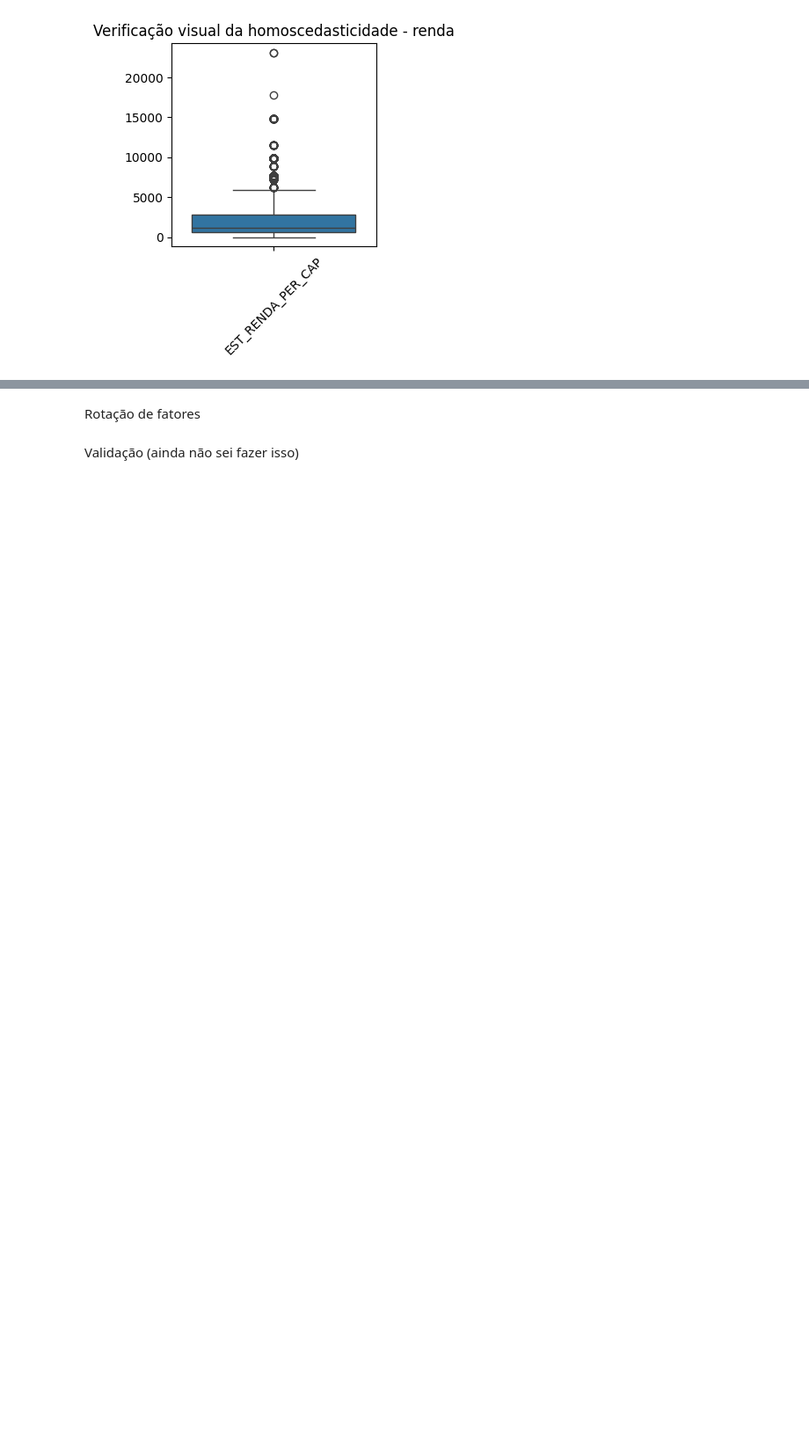
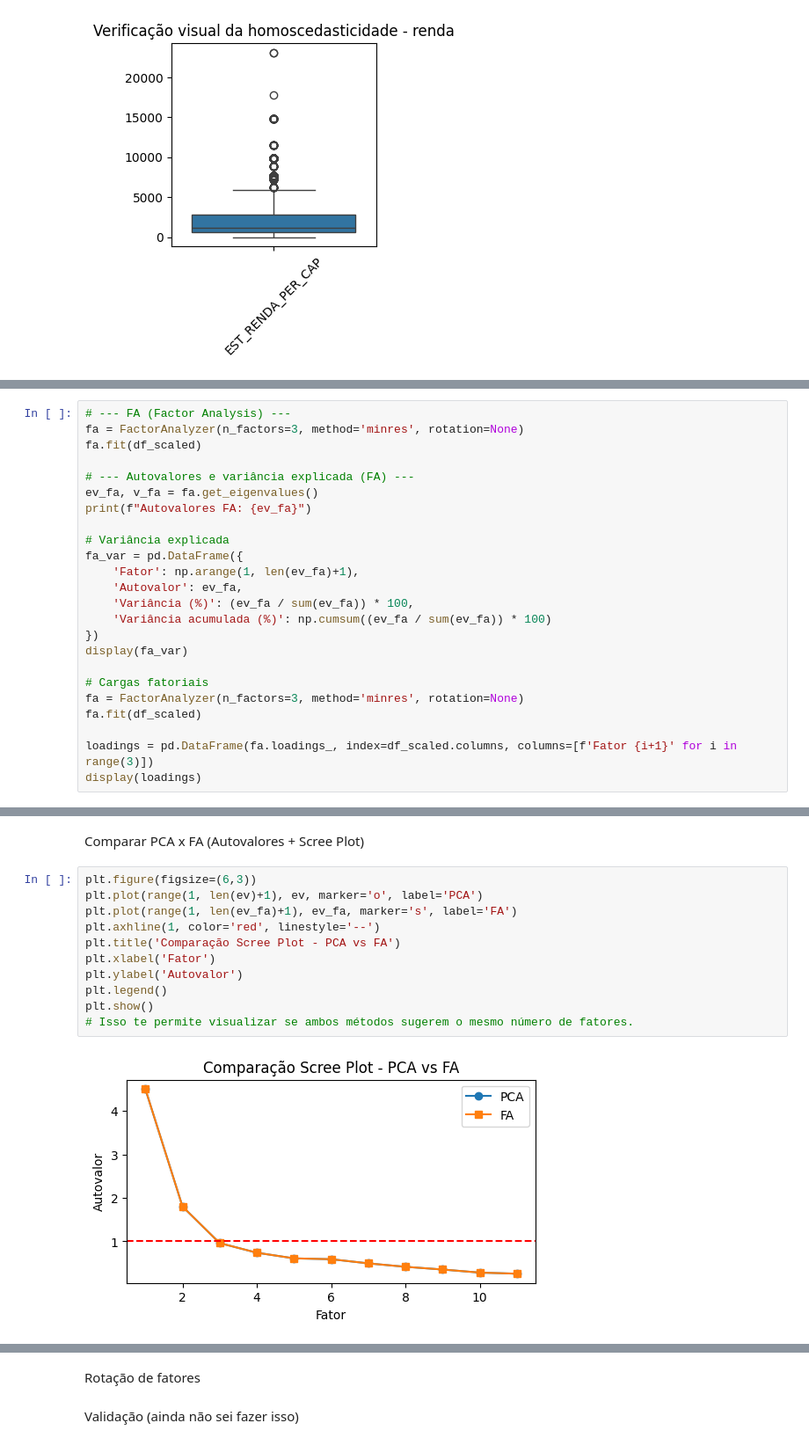
Before and after one commit to gl4a-Veloso/materiais-mqam, a Jupyter notebook: enem/T4/analise_fatorial.ipynb, the cells around one changed output, grey strips where cells are left out. Shown at 88% size. Saved outputs shown, nothing was run; the diff lists cells and outputs as text; blank space fills up the shorter version.

```diff
--- a/enem/T4/analise_fatorial.ipynb
+++ b/enem/T4/analise_fatorial.ipynb
@@ -213,0 +281,24 @@ Extração de fatores
+# %%
+# --- FA (Factor Analysis) ---
+fa = FactorAnalyzer(n_factors=3, method='minres', rotation=None)
+fa.fit(df_scaled)
+
+# --- Autovalores e variância explicada (FA) ---
+ev_fa, v_fa = fa.get_eigenvalues()
+print(f"Autovalores FA: {ev_fa}")
+
+# Variância explicada
+fa_var = pd.DataFrame({
+    'Fator': np.arange(1, len(ev_fa)+1),
+    'Autovalor': ev_fa,
+    'Variância (%)': (ev_fa / sum(ev_fa)) * 100,
+    'Variância acumulada (%)': np.cumsum((ev_fa / sum(ev_fa)) * 100)
+})
+display(fa_var)
+
+# Cargas fatoriais
+fa = FactorAnalyzer(n_factors=3, method='minres', rotation=None)
+fa.fit(df_scaled)
+
+loadings = pd.DataFrame(fa.loadings_, index=df_scaled.columns, columns=[f'Fator {i+1}' for i in range(3)])
+display(loadings)
@@ -213,0 +332,15 @@ Extração de fatores
+# %% [markdown]
+Comparar PCA x FA (Autovalores + Scree Plot)
+# %%
+plt.figure(figsize=(6,3))
+plt.plot(range(1, len(ev)+1), ev, marker='o', label='PCA')
+plt.plot(range(1, len(ev_fa)+1), ev_fa, marker='s', label='FA')
+plt.axhline(1, color='red', linestyle='--')
+plt.title('Comparação Scree Plot - PCA vs FA')
+plt.xlabel('Fator')
+plt.ylabel('Autovalor')
+plt.legend()
+plt.show()
+# Isso te permite visualizar se ambos métodos sugerem o mesmo número de fatores.
+# %% [output]
+[figure, added]
```
Also changed, not shown: parts of 14 cells of this notebook.
